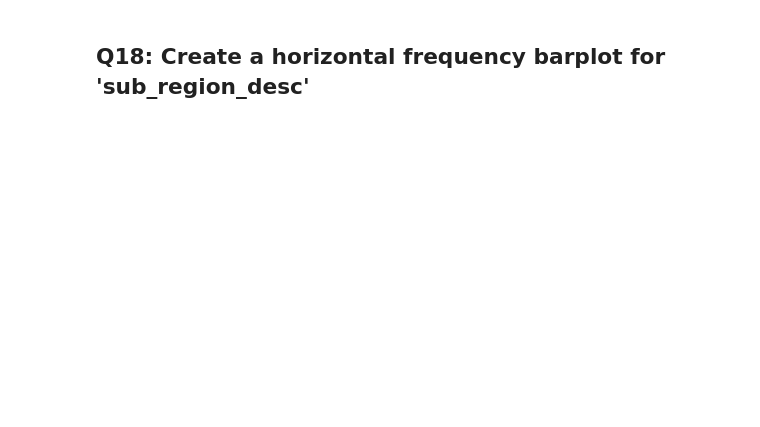
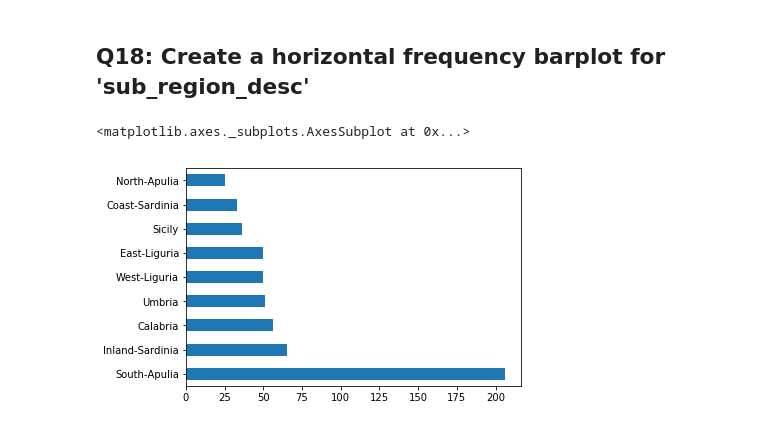
Before and after one commit to davidluther/dsp, a Jupyter notebook: python/pandas/2_pandas_olive_questions.ipynb, the cells around one changed output. Cells and saved outputs as stored; diff of their text form; code cells hidden in the pictures; blank space fills up the shorter version.

```diff
--- a/python/pandas/2_pandas_olive_questions.ipynb
+++ b/python/pandas/2_pandas_olive_questions.ipynb
@@ -196,2 +205,7 @@ print(len(df['sub_region_desc'].unique()))
 # %% [markdown]
 ## Q18:   Create a horizontal frequency barplot for 'sub_region_desc'
+# %%
+df['sub_region_desc'].value_counts().plot('barh')
+# %% [output]
+<matplotlib.axes._subplots.AxesSubplot at 0x...>
+[figure, added]
```
Also changed, not shown: parts of 5 cells of this notebook.
